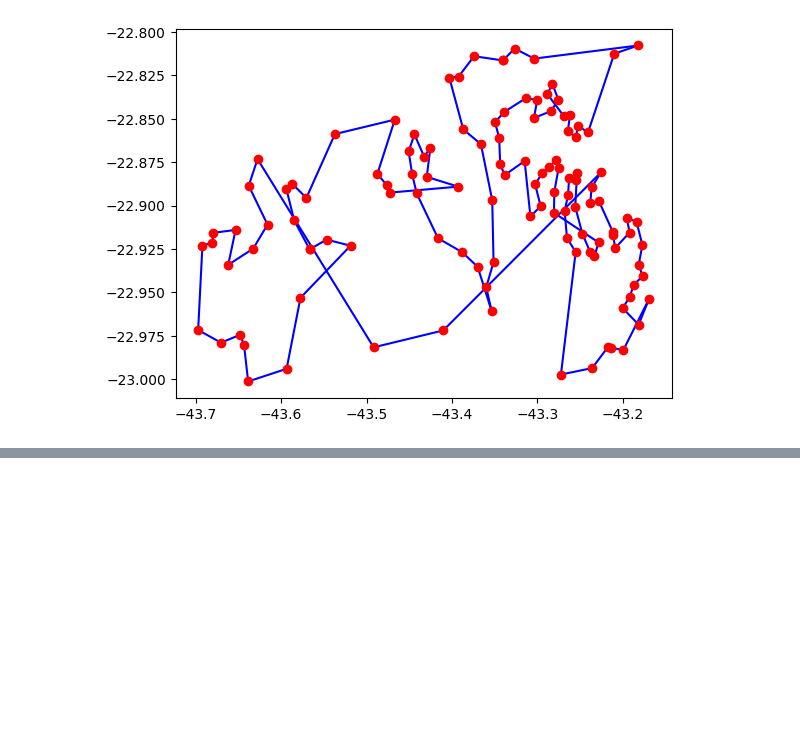
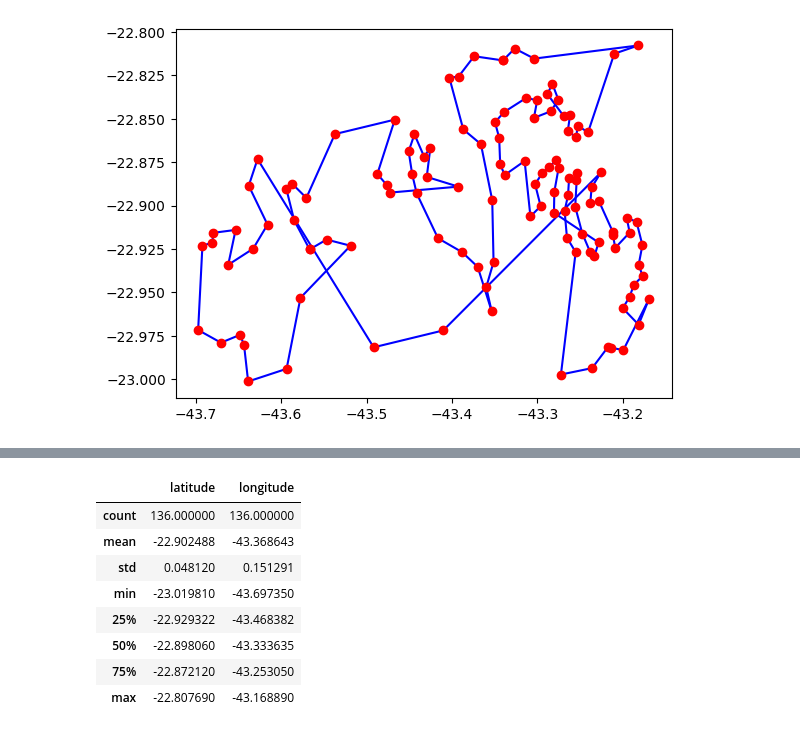
Before and after one commit to victorlemos1/tp-projetoescola, a Jupyter notebook: projeto.ipynb, the cells around one changed output, grey strips where cells are left out. Drawn from its saved outputs; the diff is of its cells as text; code cells hidden in the pictures; blank space fills up the shorter version.

Commit message:
Visualização estatistica da base de escolas

```diff
--- a/projeto.ipynb
+++ b/projeto.ipynb
@@ -557,2 +558,14 @@ mapa
 # %% [output]
 [interactive output not drawn]
+# %%
+df_escolas.describe()
+# %% [output]
+|  | latitude | longitude |
+| count | 136.000000 | 136.000000 |
+| mean | -22.902488 | -43.368643 |
+| std | 0.048120 | 0.151291 |
+| min | -23.019810 | -43.697350 |
+| 25% | -22.929322 | -43.468382 |
+| 50% | -22.898060 | -43.333635 |
+| 75% | -22.872120 | -43.253050 |
+| max | -22.807690 | -43.168890 |
```
Also changed, not shown: parts of 7 cells of this notebook.
